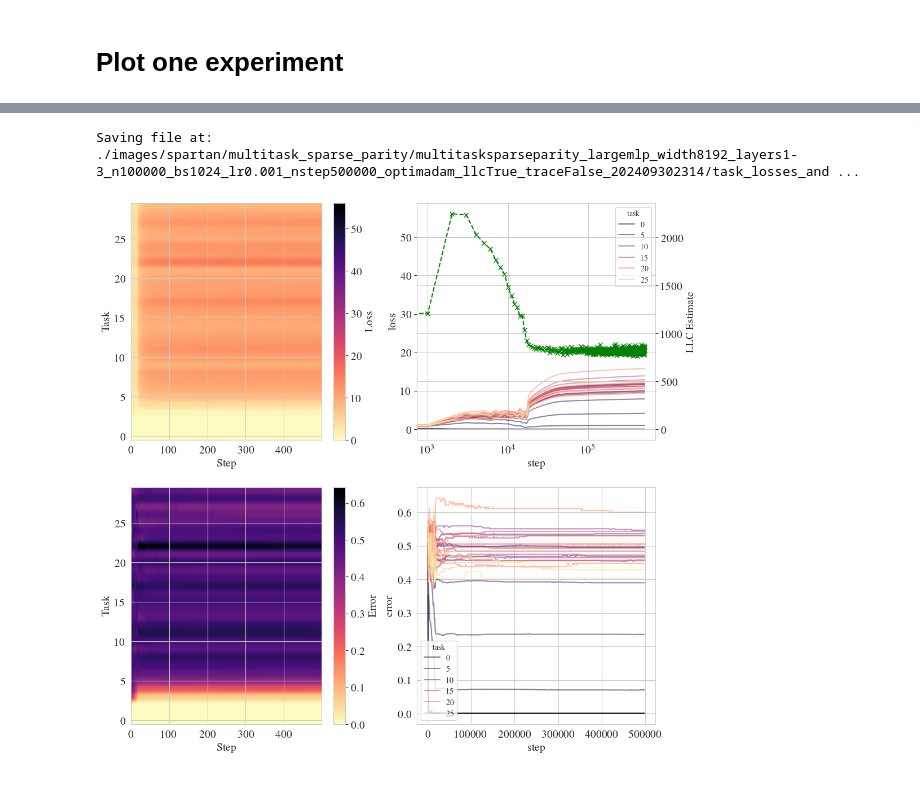
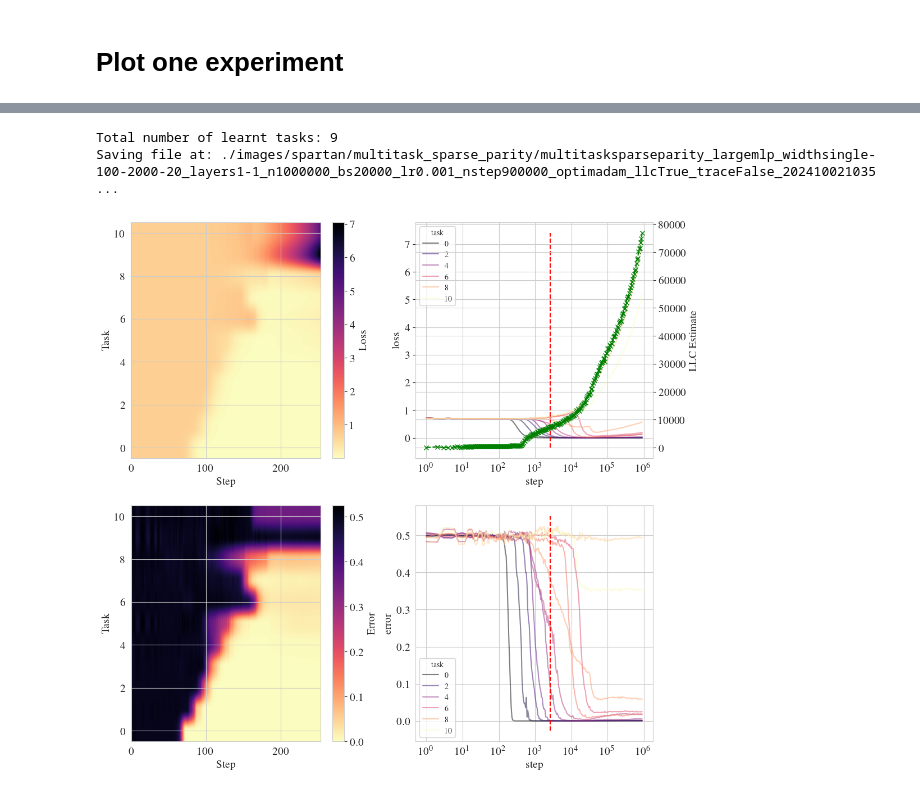
Before and after one commit to edmundlth/neural_network_stagewise_learning, a Jupyter notebook: plot_multitask_sparse_parity.ipynb, the cells around one changed output, grey strips where cells are left out. Drawn from its saved outputs; the diff is of its cells as text; code cells hidden in the pictures.

```diff
--- a/plot_multitask_sparse_parity.ipynb
+++ b/plot_multitask_sparse_parity.ipynb
@@ -64,9 +65,13 @@ def _read_json_file(filepath):
             data = json.load(f)
     return data
 # %%
-# _ID = 10
 _datadir_prefix = "./spartan_outputs/multitask_sparse_parity_expt/prod/"
-_datadir_name = "multitasksparseparity_largemlp_width8192_layers1-3_n100000_bs1024_lr0.001_nstep500000_optimadam_llcTrue_traceFalse_202409302314"
+
+# _datadir_name = "multitasksparseparity_largemlp_width8192_layers1-3_n100000_bs1024_lr0.001_nstep500000_optimadam_llcTrue_traceFalse_202409302314"
+# _datadir_name = "multitasksparseparity_largemlp_widthsingle-100-500-20_layers1-1_n1000000_bs20000_lr0.001_nstep500000_optimadam_llcTrue_traceFalse_202410012317"
+
+_datadir_name = "multitasksparseparity_largemlp_widthsingle-100-2000-20_layers1-1_n1000000_bs20000_lr0.001_nstep900000_optimadam_llcTrue_traceFalse_202410021035/"
+
 DATA_DIR = os.path.join(_datadir_prefix, _datadir_name)
 IMAGEDIR = os.path.join(
     "./images/spartan/multitask_sparse_parity/",
@@ -93,7 +98,11 @@ def extract_expt_group(dir_path):
     for expt_dir in os.listdir(dir_path):
         expt_dir_path = os.path.join(dir_path, expt_dir)
         if os.path.isdir(expt_dir_path) and any([f.startswith("info.json") for f in os.listdir(expt_dir_path)]):
-            expt_config, expt_info, expt_run_rec = extract_directory(expt_dir_path)
+            try:
+                expt_config, expt_info, expt_run_rec = extract_directory(expt_dir_path)
+            except Exception as e:
+                print(f"Error extracting experiment: {expt_dir}. Error: {e}")
+                continue
             if expt_run_rec["status"] != "COMPLETED":
                 failed_group[expt_dir] = {
                     "config": expt_config,
@@ -106,6 +115,7 @@ def extract_expt_group(dir_path):
                     "config": expt_config,
                     "info": expt_info
                 }
+                print(f"Successful experiment: {expt_dir}")
     return success_group, failed_group
 
 expt_records, failed_records = extract_expt_group(DATA_DIR)
@@ -122,8 +143,8 @@ WARNING: Found 3 failed experiments.
 # Plot one experiment
 # %%
 _ID = "9"
-# records = expt_records[_ID]
-records = failed_records[_ID]
+records = expt_records[_ID]
+# records = failed_records[_ID]
 expt_info = records["info"]
 expt_config = records["config"]
 print(json.dumps(expt_config, indent=2))
@@ -202,6 +258,12 @@ Saving file at: ./images/spartan/multitask_sparse_parity/multitasksparseparity_l
 # %%
+total_num_learnt_tasks = df["num_learnt_tasks"].iloc[-1]
+print(f"Total number of learnt tasks: {total_num_learnt_tasks}")
+factor = 1.3
+
 task_losses = df["task_losses"].apply(pd.Series)
 task_losses = task_losses.loc[:, sorted(task_losses.columns, reverse=False)]
+task_losses = task_losses.iloc[:, :int(total_num_learnt_tasks * factor)]
+
 
 fig, axes = plt.subplots(2, 2, figsize=(12, 12))
 axes = axes.flatten()
@@ -215,35 +277,45 @@ ax = axes[1]
 task_losses["step"] = df["step"]
 task_losses = task_losses.melt(id_vars="step", var_name="task", value_name="loss")
 sns.lineplot(data=task_losses, x="step", y="loss", hue="task", ax=ax, palette="magma", alpha=0.5)
+ymin, ymax = ax.get_ylim()
+ax.vlines(step_at_lowest_test_loss, ymin, ymax, color="r", linestyle="--", label="Lowest Test Loss")
 # ax.set_yscale("log")
 ax.set_xscale("log")
 if do_llc_estimation:
     ax = ax.twinx()
     yvals = np.clip(df["llc_est"], 0, np.inf)
     ax.plot(df["step"], yvals, "gx--", label="llc_est")
     ax.set_ylabel("LLC Estimate")
     # ax.set_yscale("log")
     ax.set_xscale("log")
 
 
 ax = axes[2]
 task_errors = df["task_errors"].apply(pd.Series)
 task_errors = task_errors.loc[:, sorted(task_errors.columns)]
+task_errors = task_errors.iloc[:, :int(total_num_learnt_tasks * factor)]
+
 cax = ax.imshow(task_errors.transpose(), aspect="auto", cmap="magma_r", origin="lower")
 ax.set_xlabel("Step")
 ax.set_ylabel("Task")
 fig.colorbar(cax, ax=ax, label="Error")
 # ax.set_xscale("log")
 
 ax = axes[3]
 task_errors["step"] = df["step"]
 task_errors = task_errors.melt(id_vars="step", var_name="task", value_name="error")
 sns.lineplot(data=task_errors, x="step", y="error", hue="task", ax=ax, palette="magma", alpha=0.5)
+# ax.set_yscale("log")
+ax.set_xscale("log")
+ymin, ymax = ax.get_ylim()
+ax.vlines(step_at_lowest_test_loss, ymin, ymax, color="r", linestyle="--", label="Lowest Test Loss")
+
 
 savefig_fn(fig, f"task_losses_and_errors_id{_ID}.pdf")
 # %% [output]
-Saving file at: ./images/spartan/multitask_sparse_parity/multitasksparseparity_largemlp_width8192_layers1-3_n100000_bs1024_lr0.001_nstep500000_optimadam_llcTrue_traceFalse_202409302314/task_losses_and ...
+Total number of learnt tasks: 9
+Saving file at: ./images/spartan/multitask_sparse_parity/multitasksparseparity_largemlp_widthsingle-100-2000-20_layers1-1_n1000000_bs20000_lr0.001_nstep900000_optimadam_llcTrue_traceFalse_202410021035 ...
-[figure, old version]
+[figure, new version]
 # %%
 stage_records = expt_info["stage_records"]
 num_to_plot = len(stage_records)
```
Also changed, not shown: parts of 9 cells of this notebook, 3 other files.
